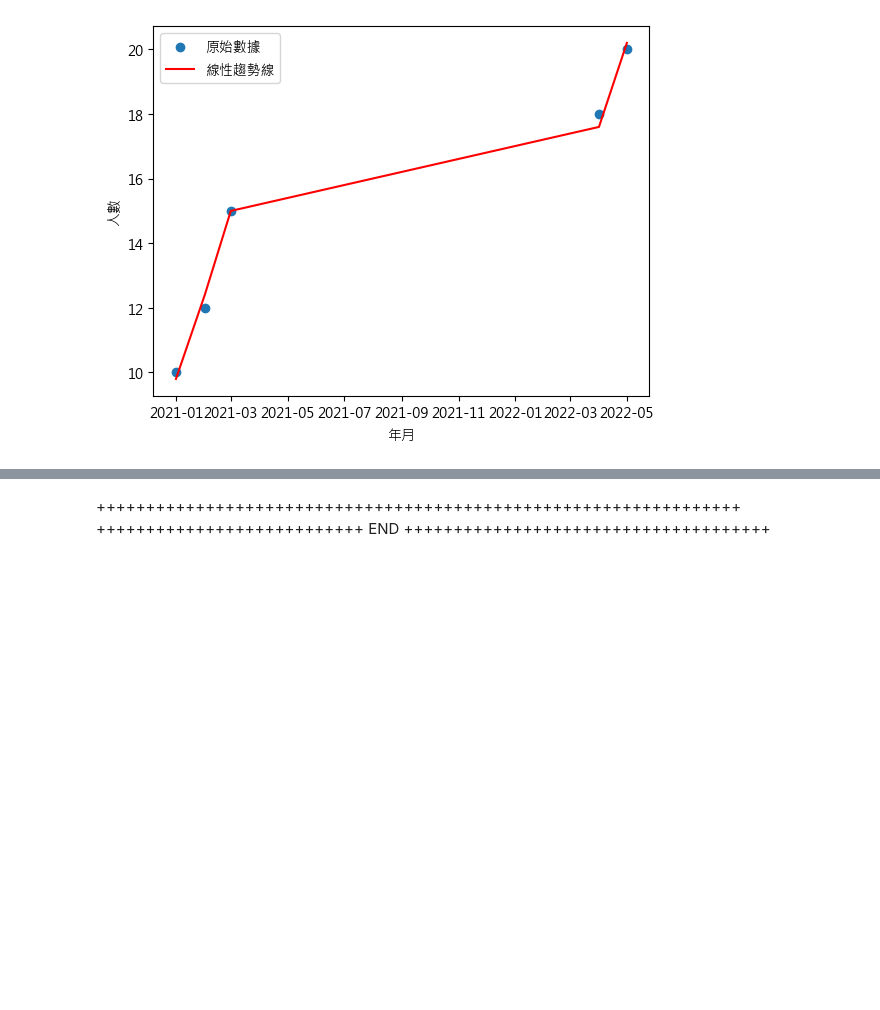
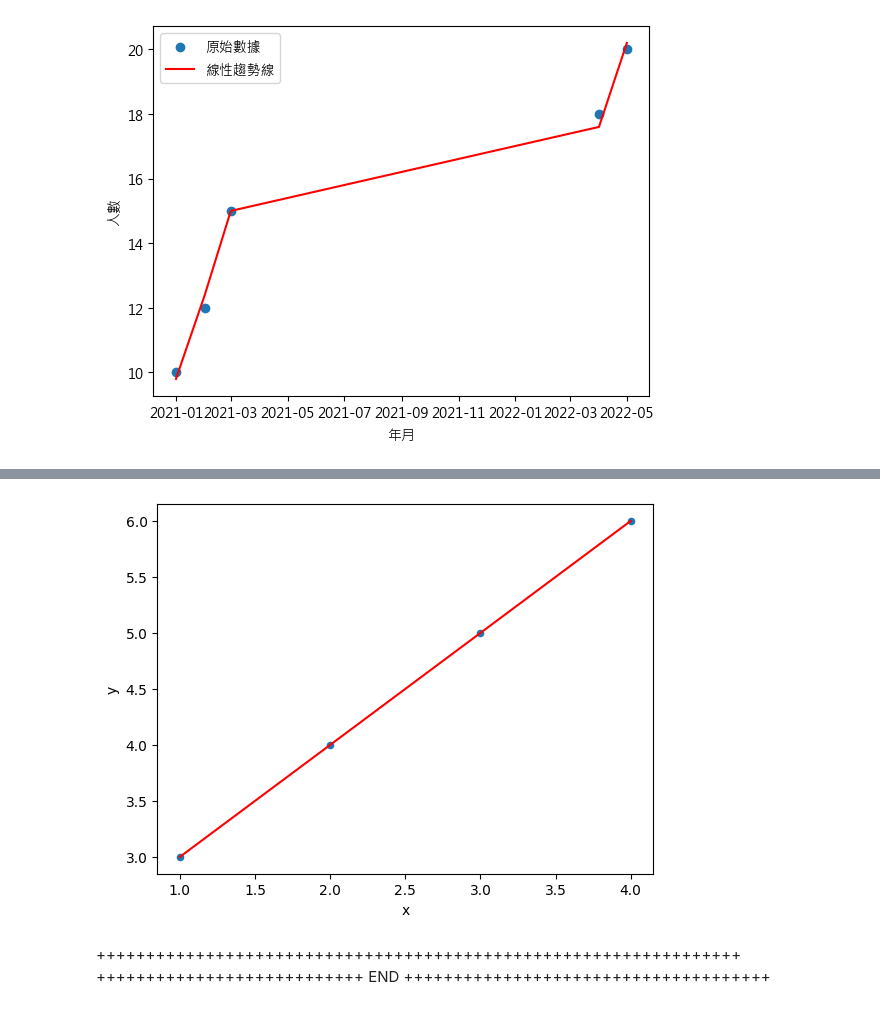
Before and after one commit to George1120901/..__creditcard__, a Jupyter notebook: test5-heatMap.ipynb, the cells around one changed output, grey strips where cells are left out. Cells and saved outputs as stored; diff of their text form; code cells hidden in the pictures; blank space fills up the shorter version.

```diff
--- a/test5-heatMap.ipynb
+++ b/test5-heatMap.ipynb
@@ -981,3 +1042,18 @@ R 平方值: 0.99
+# %%
+import numpy as np
+
+# 计算多项式拟合的系数
+z = np.polyfit(df['x'], df['y'], 1)
+
+# 求出该拟合曲线
+p = np.poly1d(z)
+
+# 绘制散点图和趋势线
+df.plot(kind='scatter', x='x', y='y')
+plt.plot(df['x'], p(df['x']), 'r')
+plt.show()
+# %% [output]
+[figure, added]
 # %% [markdown]
 +++++++++++++++++++++++++++++++++++++++++++++++++++++++++++++++++
 +++++++++++++++++++++++++++  END  +++++++++++++++++++++++++++++++++++++
```
Also changed, not shown: parts of 4 cells of this notebook.
